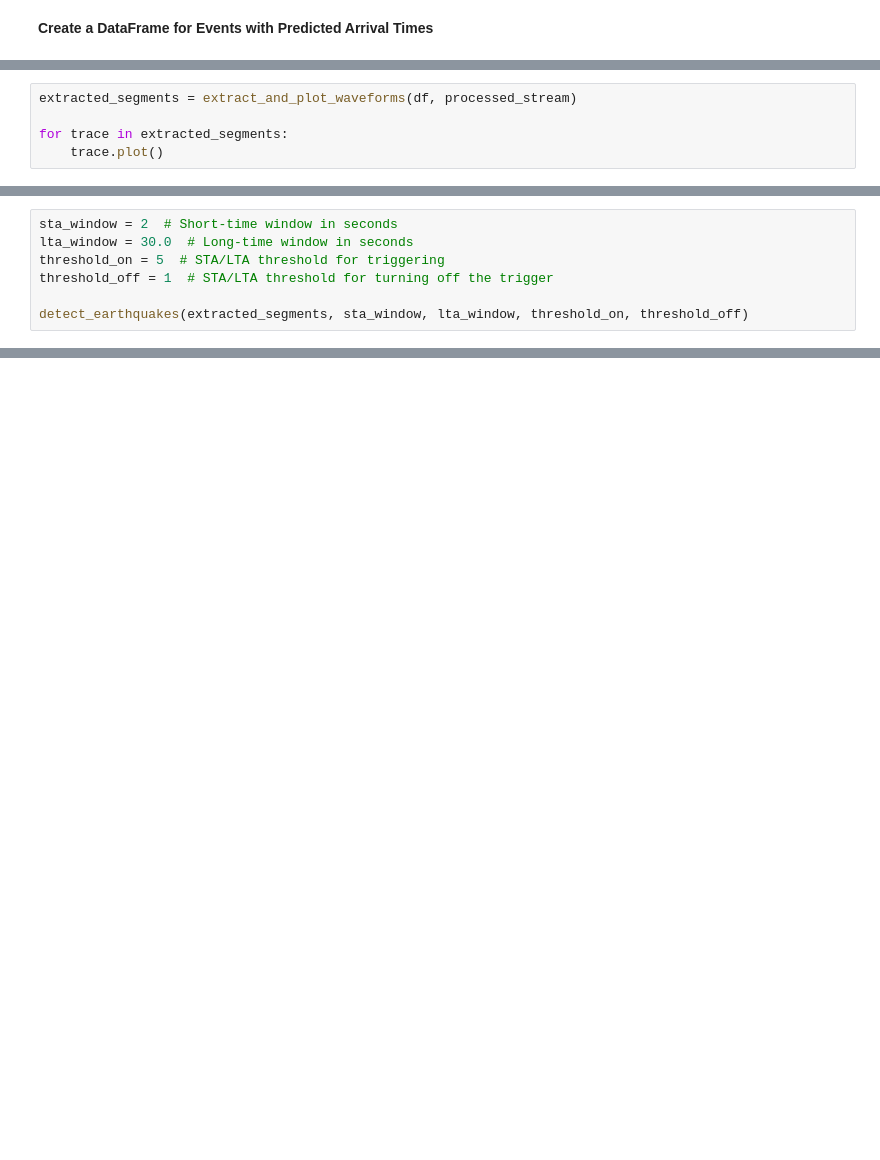
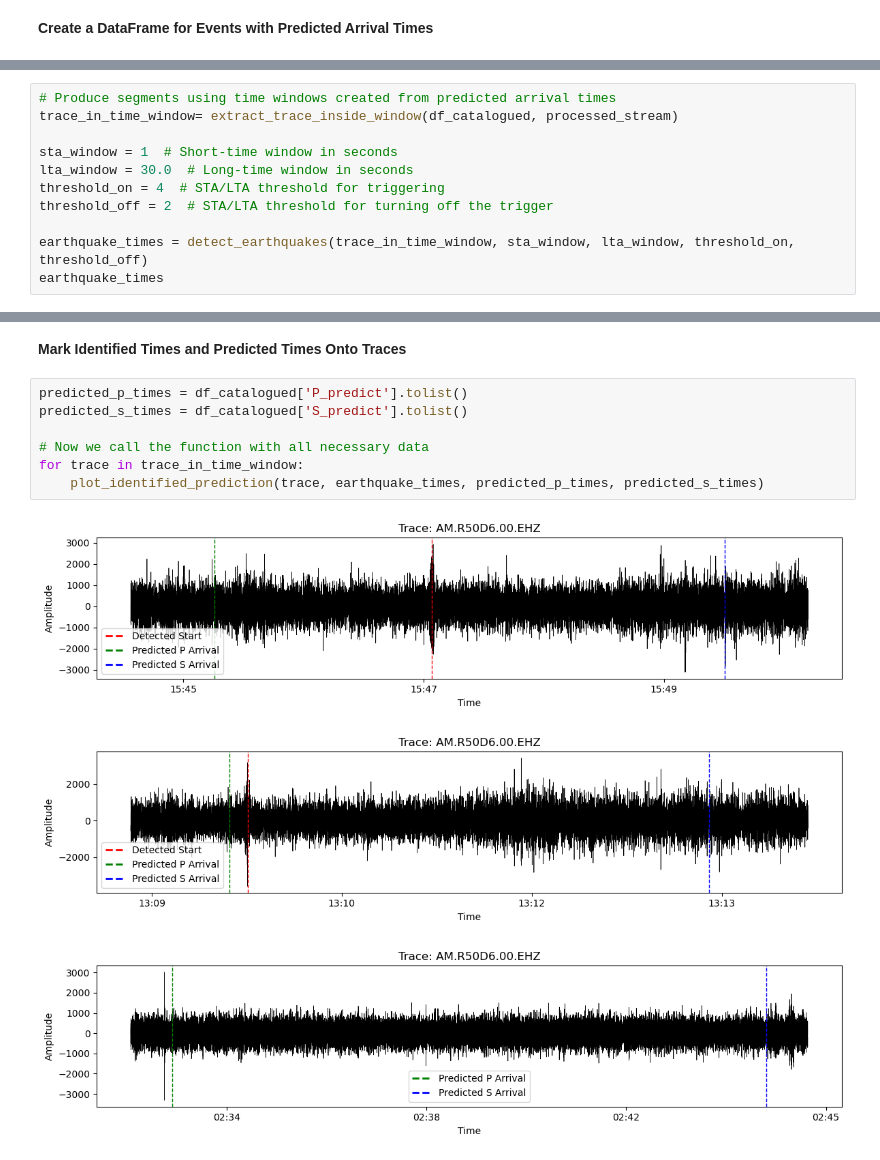
Before and after one commit to QingyuanZhangTony/Earthquake-Identification-And-Notification, a Jupyter notebook: interactiveMain.ipynb, the cells around one changed output, grey strips where cells are left out. Saved outputs shown, nothing was run; the diff lists cells and outputs as text; blank space fills up the shorter version.

```diff
--- a/interactiveMain.ipynb
+++ b/interactiveMain.ipynb
@@ -89,5 +86,0 @@ df
-# %%
-extracted_segments = extract_and_plot_waveforms(df, processed_stream)
-
-for trace in extracted_segments:
-    trace.plot()
@@ -102,8 +89,12 @@ for trace in extracted_segments:
 # %%
-sta_window = 2  # Short-time window in seconds
+# Produce segments using time windows created from predicted arrival times
+trace_in_time_window= extract_trace_inside_window(df_catalogued, processed_stream)
+
+sta_window = 1  # Short-time window in seconds
 lta_window = 30.0  # Long-time window in seconds
-threshold_on = 5  # STA/LTA threshold for triggering
-threshold_off = 1  # STA/LTA threshold for turning off the trigger
+threshold_on = 4  # STA/LTA threshold for triggering
+threshold_off = 2  # STA/LTA threshold for turning off the trigger
 
-detect_earthquakes(extracted_segments, sta_window, lta_window, threshold_on, threshold_off)
+earthquake_times = detect_earthquakes(trace_in_time_window, sta_window, lta_window, threshold_on, threshold_off)
+earthquake_times
 # %% [output]
@@ -112,0 +103,13 @@ detect_earthquakes(extracted_segments, sta_window, lta_window, threshold_on, thr
+# %% [markdown]
+**Mark Identified Times and Predicted Times Onto Traces**
+# %%
+predicted_p_times = df_catalogued['P_predict'].tolist()
+predicted_s_times = df_catalogued['S_predict'].tolist()
+
+# Now we call the function with all necessary data
+for trace in trace_in_time_window:
+    plot_identified_prediction(trace, earthquake_times, predicted_p_times, predicted_s_times)
+# %% [output]
+[figure, added]
+[figure, added]
+[figure, added]
```
Also changed, not shown: parts of 15 cells of this notebook, 4 other files.
